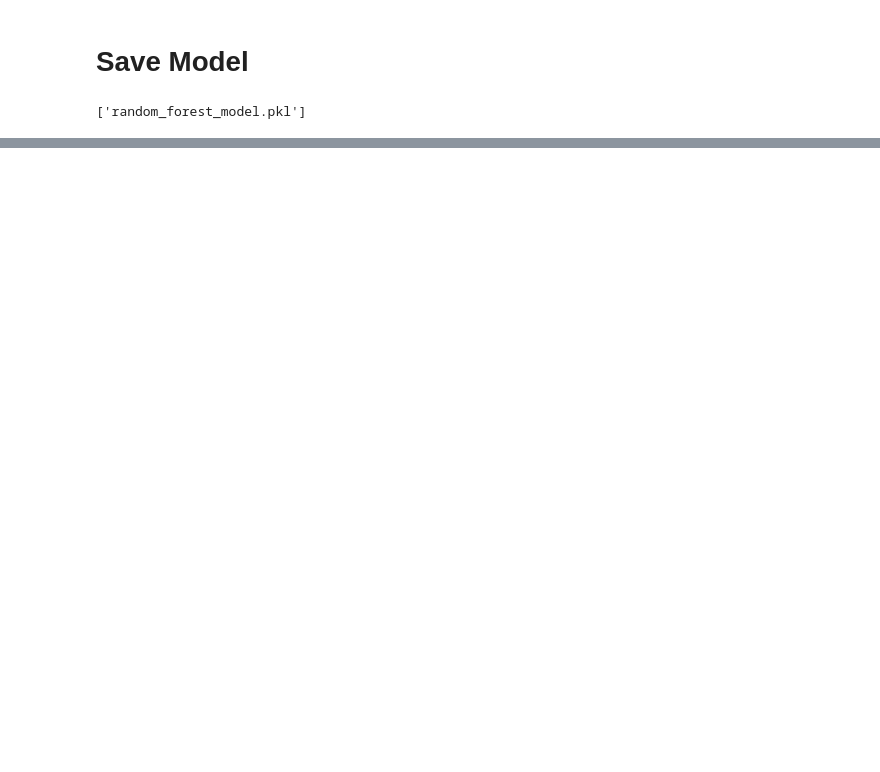
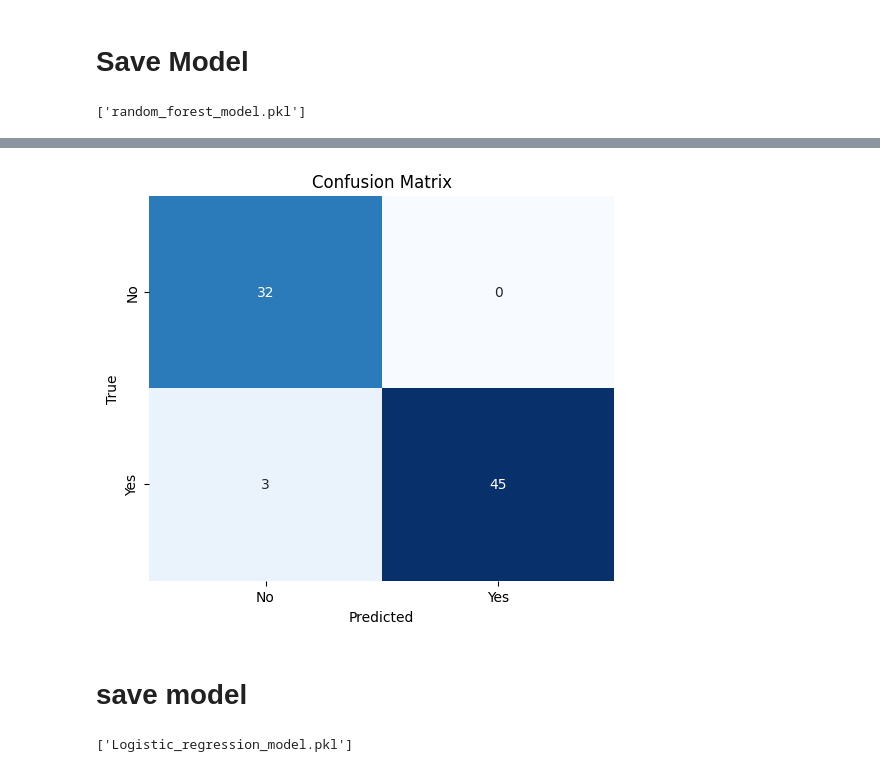
Before and after one commit to ihsaan31/Mental_Health_Questionnaire, a Jupyter notebook: EDA.ipynb, the cells around one changed output, grey strips where cells are left out. Drawn from its saved outputs; the diff is of its cells as text; code cells hidden in the pictures; blank space fills up the shorter version.

```diff
--- a/EDA.ipynb
+++ b/EDA.ipynb
@@ -309,0 +314,21 @@ weighted avg       0.99      0.99      0.99        80
+# %%
+import seaborn as sns
+import matplotlib.pyplot as plt
+
+plt.figure(figsize=(6, 5))
+sns.heatmap(conf_matrix, annot=True, fmt='d', cmap='Blues', cbar=False, xticklabels=['No', 'Yes'], yticklabels=['No', 'Yes'])
+plt.xlabel('Predicted')
+plt.ylabel('True')
+plt.title('Confusion Matrix')
+plt.show()
+# %% [output]
+[figure, added]
+# %% [markdown]
+# save model
+# %%
+# save the model
+import joblib
+
+joblib.dump(model, 'Logistic_regression_model.pkl')
+# %% [output]
+['Logistic_regression_model.pkl']
```
Also changed, not shown: parts of 10 cells of this notebook, 1 other file.
